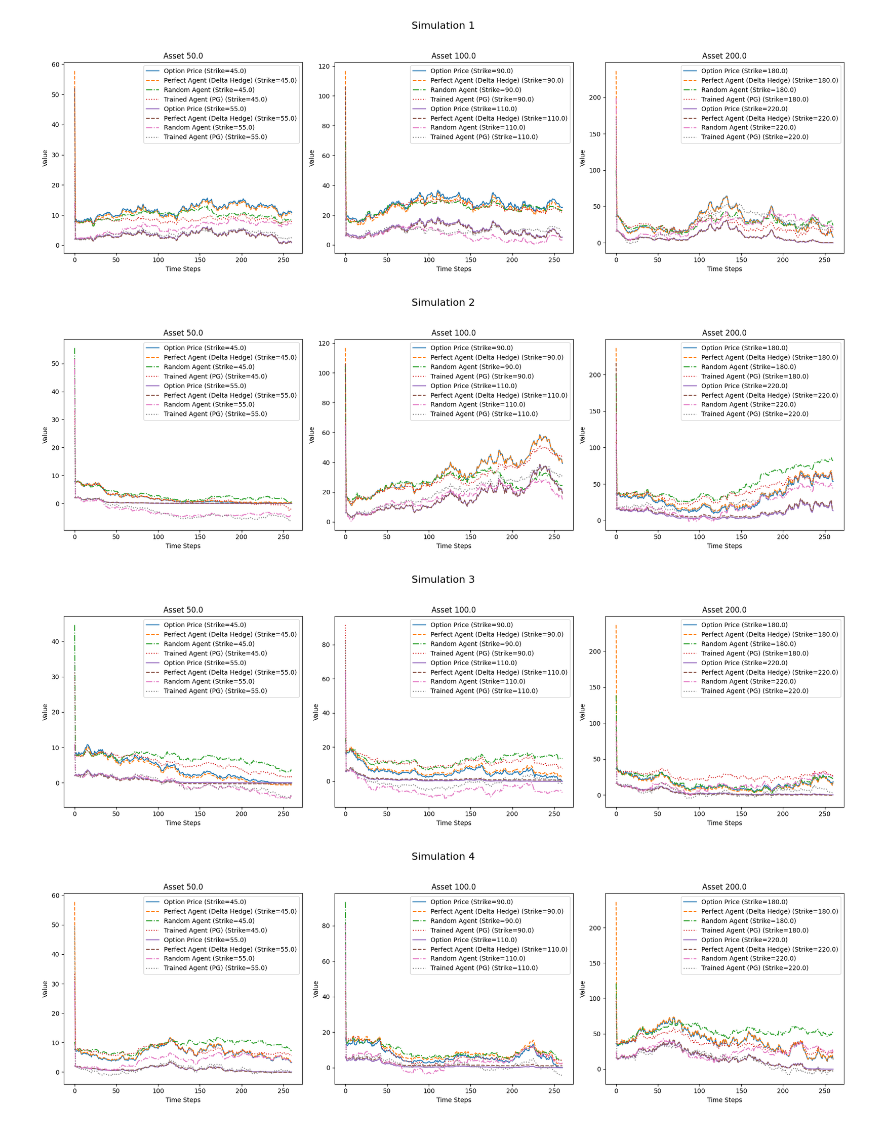
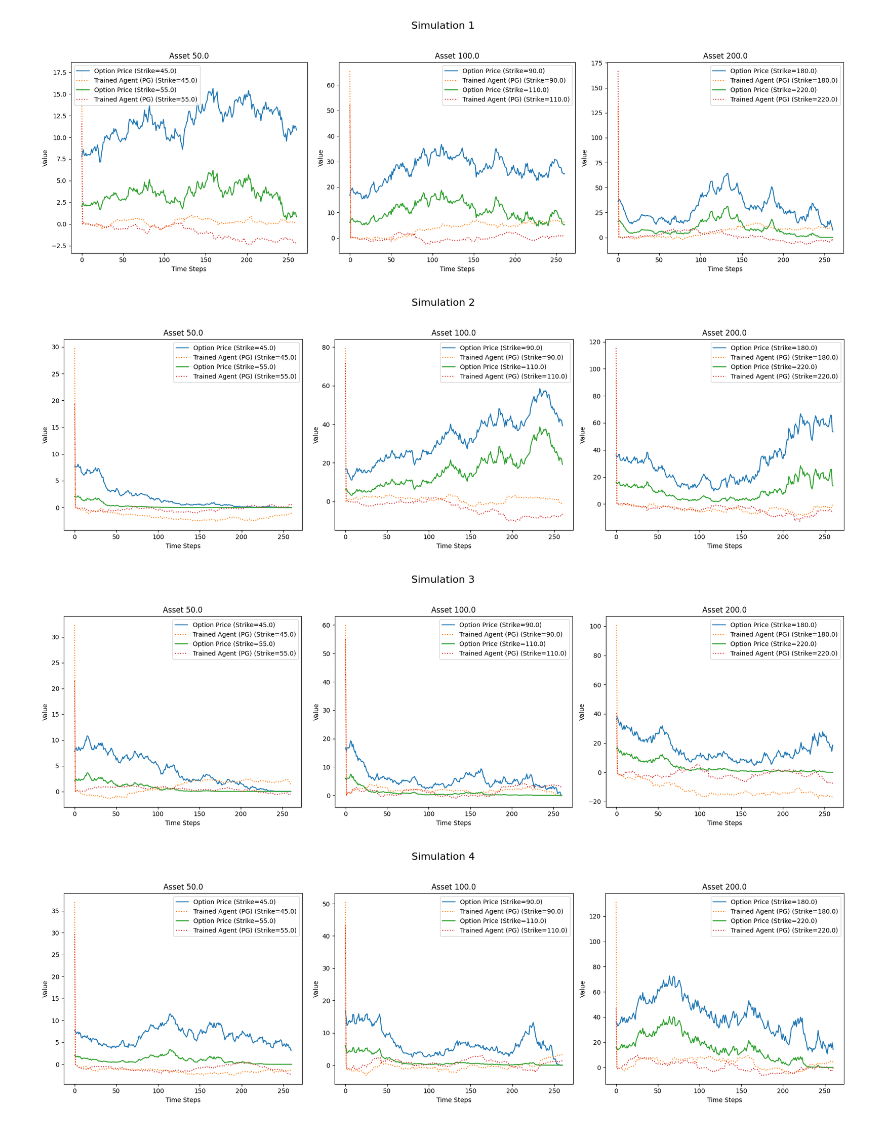
Before and after one commit to manu-2213/DeepHedging, a Jupyter notebook: RL_deep_hedging/deep_hedging_policy_gradient.ipynb, the cells around one changed output. Saved outputs shown, nothing was run; the diff lists cells and outputs as text; code cells hidden in the pictures.

Commit message:
Add files via upload
Replace Beta with Logit-Normal (it does not work yet)

```diff
--- a/RL_deep_hedging/deep_hedging_policy_gradient.ipynb
+++ b/RL_deep_hedging/deep_hedging_policy_gradient.ipynb
@@ -170,19 +447,0 @@ portfolio_value_random[...,0] = test_env.cash_account[...,0] + shares_held_rando
-# %%
-# --- Plotting ---
-for idx in range(num_simulation_test):
-    fig, axes = plt.subplots(1, len(K), figsize=(18, 6))
-    fig.suptitle(f'Simulation {idx+1}', fontsize=16)
-
-    for i in range(num_asset):
-        for j in range(num_strike):
-            axes[i].plot(option_prices_np[idx, i, j, :], linestyle='-', label=f'Option Price (Strike={K[i,j]})')
-            axes[i].plot(portfolio_value_perfect[idx, i, j, :], linestyle='--', label=f'Perfect Agent (Delta Hedge) (Strike={K[i,j]})')
-            axes[i].plot(portfolio_value_random[idx, i, j, :], linestyle='-.', label=f'Random Agent (Strike={K[i,j]})')
-
-        axes[i].set_title(f'Asset {S0[i]}')
-        axes[i].set_xlabel('Time Steps')
-        axes[i].set_ylabel('Value')
-        axes[i].legend()
-
-    plt.tight_layout(rect=[0, 0.03, 1, 0.95])
-    plt.show()
@@ -353,6 +456,8 @@ num_step = 260
 history_len = 10
 input_dim = 6 # Feature dimension
 
+num_asset = len(S0)
+num_strike = K.shape[1]
 
 # --- Initialize Test Environment and Policy Network ---
 test_env = HedgingEnv(S0, K, sigma, r, num_simulation_test, num_step, seed=10) # Different seed for test
@@ -360,47 +465,15 @@ policy_net = trained_policy # Use the trained policy from the training phase
 device = torch.device("cuda" if torch.cuda.is_available() else "cpu")
 policy_net.to(device).eval() # Set policy network to evaluation mode
 
-
 # --- Initialize Portfolio Value Arrays ---
 option_prices_np = test_env.option_prices
-portfolio_value_perfect = np.zeros_like(option_prices_np)
-portfolio_value_random = np.zeros_like(option_prices_np)
 portfolio_value_trained = np.zeros_like(option_prices_np)
-
-
-# --- Perfect Agent (Delta Hedging) Simulation (Reused from previous response) ---
-test_env.reset()
-shares_held_perfect = np.zeros((num_simulation_test, num_asset, num_strike))
-
-for step in range(num_step):
-    deltas = test_env.deltas[..., step+1]
-    shares_to_trade_perfect = deltas - shares_held_perfect
-    next_state, reward, done, _ = test_env.step(shares_to_trade_perfect)
-    portfolio_value_perfect[..., step+1] = test_env.cash_account[..., step+1] + test_env.shares_held * test_env.stock_prices[..., step+1, None]
-    shares_held_perfect = deltas
-
-portfolio_value_perfect[...,0] = test_env.cash_account[...,0] + shares_held_perfect * test_env.stock_prices[...,0, None]
-
-
-# --- Random Policy Agent Simulation (Reused from previous response) ---
-test_env.reset()
-shares_held_random = np.zeros((num_simulation_test, num_asset, num_strike))
-
-for step in range(num_step):
-    shares_to_hold_random = np.random.rand(num_simulation_test, num_asset, num_strike)
-    shares_to_trade_random = shares_to_hold_random - shares_held_random
-    next_state, reward, done, _ = test_env.step(shares_to_trade_random)
-    portfolio_value_random[..., step+1] = test_env.cash_account[..., step+1] + test_env.shares_held * test_env.stock_prices[..., step+1, None]
-    shares_held_random = shares_to_hold_random
-
-portfolio_value_random[...,0] = test_env.cash_account[...,0] + shares_held_random * test_env.stock_prices[...,0, None]
-
 
 # --- Trained Policy Agent Simulation ---
 test_env.reset()
 shares_held_trained = np.zeros((num_simulation_test, num_asset, num_strike))
 state_history_test = []
-state_test = test_env._get_state() # Get initial state for test
+state_test = test_env.reset() # Get initial state for test
 state_test_torch = torch.tensor(state_test, dtype=torch.float32).to(device)
 
 for step in range(num_step):
@@ -411,8 +484,8 @@ for step in range(num_step):
     current_state_history_test = torch.cat([current_state_history_test[:, 1:, :], state_test_torch.unsqueeze(1)], dim=1) if len(state_history_test) > 0 else torch.cat([torch.zeros(num_simulation_test * num_asset * num_strike, history_len-1, state_test_torch.shape[-1]).to(device), state_test_torch.unsqueeze(1)], dim=1)
 
     with torch.no_grad(): # Disable gradient calculation during testing
-        alpha_test, beta_test = policy_net(current_state_history_test)
-        action_shares_to_hold_test, _ = select_action(alpha_test, beta_test)
+        mu_test, sigma_test = policy_net(current_state_history_test)
+        action_shares_to_hold_test, _ = select_action(mu_test.view(-1), sigma_test.view(-1))
 
     # Convert action to numpy and reshape
     action_shares_to_hold_test_np = action_shares_to_hold_test.cpu().detach().numpy()
@@ -420,38 +493,36 @@ for step in range(num_step):
 
     shares_to_trade_trained = action_shares_to_hold_test_reshaped - shares_held_trained
     next_state_test, reward_test, done_test, _ = test_env.step(shares_to_trade_trained.reshape(-1,))
-    portfolio_value_trained[..., step+1] = test_env.cash_account[..., step+1] + test_env.shares_held * test_env.stock_prices[..., step+1, None]
+    portfolio_value_trained[..., step+1] = test_env.cash_account[..., step+1] + test_env.shares_held[..., step+1] * test_env.stock_prices[:, :, None, step+1]
     shares_held_trained = action_shares_to_hold_test_reshaped
 
     state_history_test.append(state_test_torch)
     state_test = next_state_test
     state_test_torch = torch.tensor(state_test, dtype=torch.float32).to(device)
 
 
 portfolio_value_trained[...,0] = test_env.cash_account[...,0] + shares_held_trained * test_env.stock_prices[...,0, None]
 
 
 # --- Plotting (Reused and adapted from previous response) ---
 for idx in range(num_simulation_test):
     fig, axes = plt.subplots(1, len(K), figsize=(18, 6))
     fig.suptitle(f'Simulation {idx+1}', fontsize=16)
 
     for i in range(num_asset):
         for j in range(num_strike):
             axes[i].plot(option_prices_np[idx, i, j, :], linestyle='-', label=f'Option Price (Strike={K[i,j]})')
-            axes[i].plot(portfolio_value_perfect[idx, i, j, :], linestyle='--', label=f'Perfect Agent (Delta Hedge) (Strike={K[i,j]})')
-            axes[i].plot(portfolio_value_random[idx, i, j, :], linestyle='-.', label=f'Random Agent (Strike={K[i,j]})')
             axes[i].plot(portfolio_value_trained[idx, i, j, :], linestyle=':', label=f'Trained Agent (PG) (Strike={K[i,j]})') # Added trained agent plot
 
         axes[i].set_title(f'Asset {S0[i]}')
         axes[i].set_xlabel('Time Steps')
         axes[i].set_ylabel('Value')
         axes[i].legend()
 
     plt.tight_layout(rect=[0, 0.03, 1, 0.95])
     plt.show()
 # %% [output]
-[figure, old version]
+[figure, new version]
-[figure, old version]
+[figure, new version]
-[figure, old version]
+[figure, new version]
-[figure, old version]
+[figure, new version]
```
Also changed, not shown: parts of 12 cells of this notebook.
